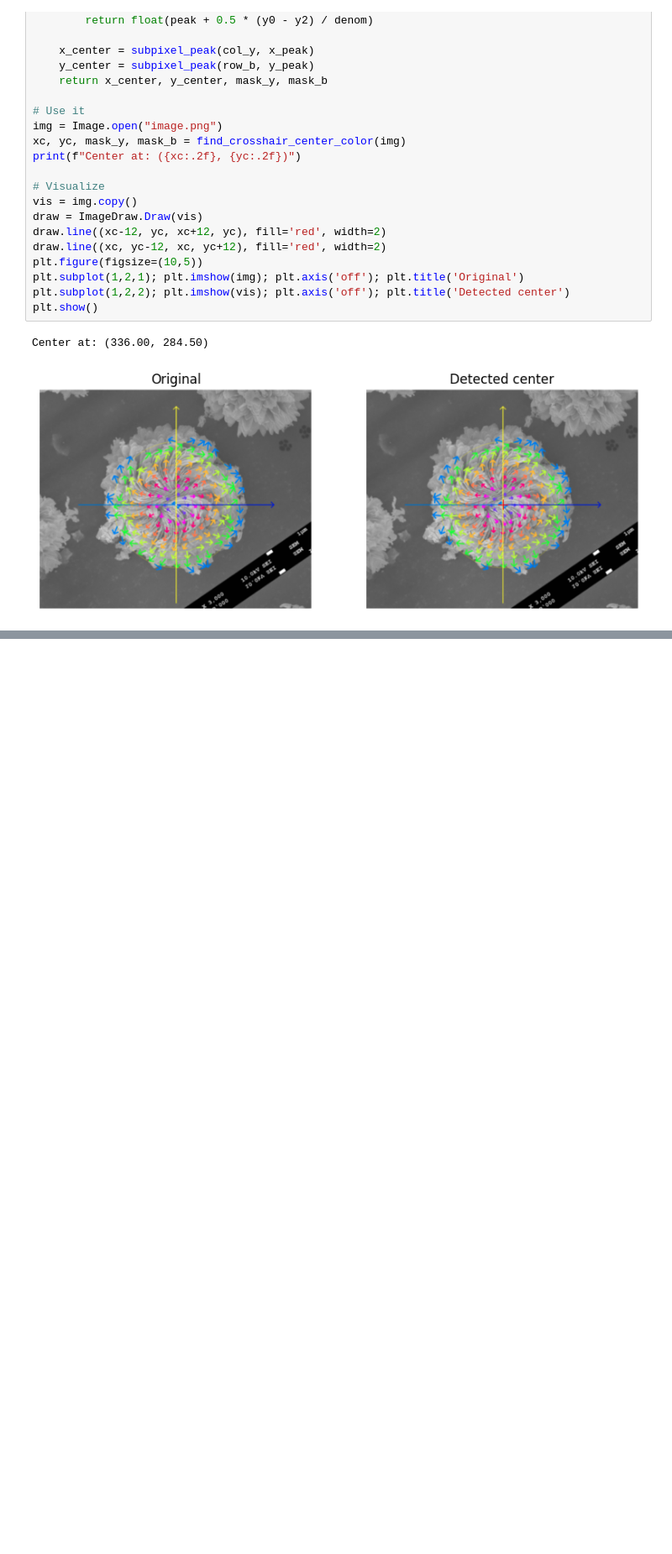
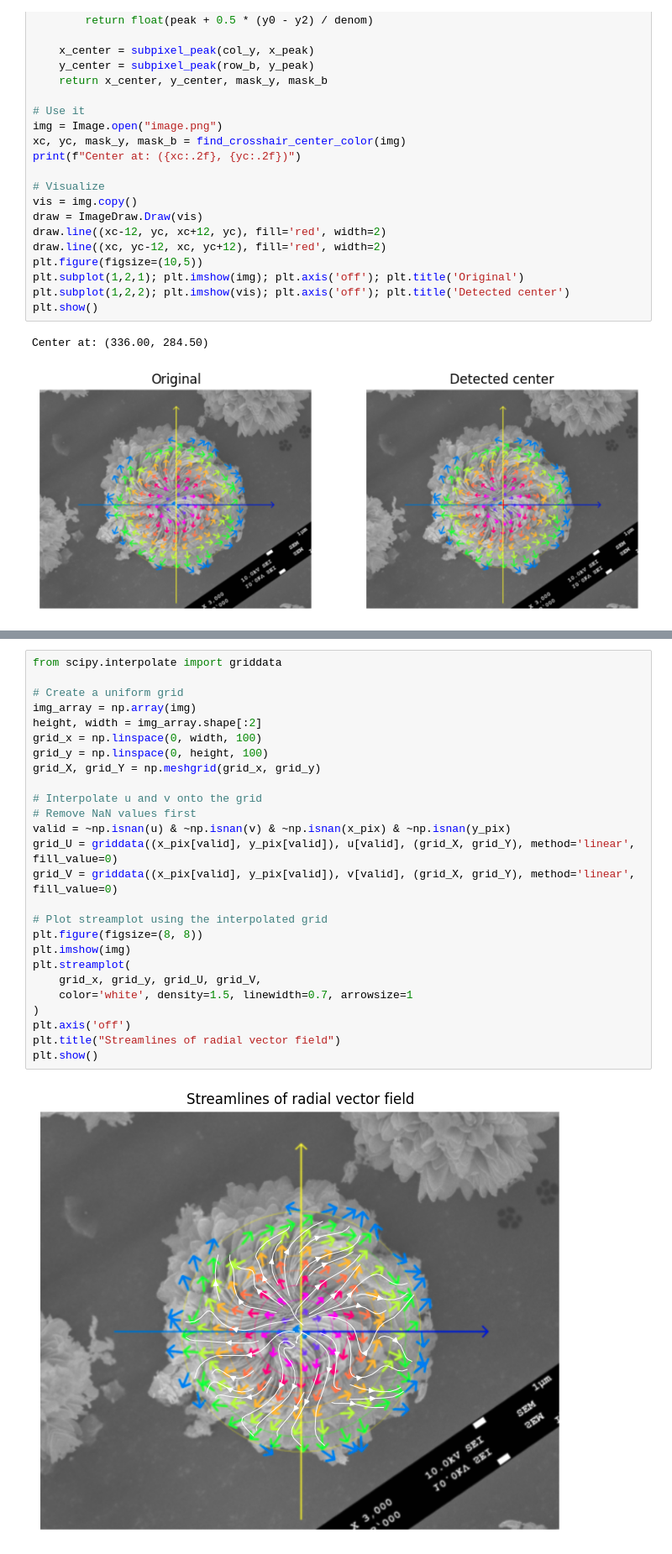
Before and after one commit to KumarRishabh/spiral-chirals, a Jupyter notebook: images/image_processing.ipynb, the cells around one changed output, grey strips where cells are left out. Shown at 84% size. Drawn from its saved outputs; the diff is of its cells as text; blank space fills up the shorter version.

```diff
--- a/images/image_processing.ipynb
+++ b/images/image_processing.ipynb
@@ -168 +189,29 @@ plt.show()
 [figure]
+# %%
+from scipy.interpolate import griddata
+
+# Create a uniform grid
+img_array = np.array(img)
+height, width = img_array.shape[:2]
+grid_x = np.linspace(0, width, 100)
+grid_y = np.linspace(0, height, 100)
+grid_X, grid_Y = np.meshgrid(grid_x, grid_y)
+
+# Interpolate u and v onto the grid
+# Remove NaN values first
+valid = ~np.isnan(u) & ~np.isnan(v) & ~np.isnan(x_pix) & ~np.isnan(y_pix)
+grid_U = griddata((x_pix[valid], y_pix[valid]), u[valid], (grid_X, grid_Y), method='linear', fill_value=0)
+grid_V = griddata((x_pix[valid], y_pix[valid]), v[valid], (grid_X, grid_Y), method='linear', fill_value=0)
+
+# Plot streamplot using the interpolated grid
+plt.figure(figsize=(8, 8))
+plt.imshow(img)
+plt.streamplot(
+    grid_x, grid_y, grid_U, grid_V,
+    color='white', density=1.5, linewidth=0.7, arrowsize=1
+)
+plt.axis('off')
+plt.title("Streamlines of radial vector field")
+plt.show()
+# %% [output]
+[figure, added]
```
Also changed, not shown: parts of 4 cells of this notebook, 21 other files.
